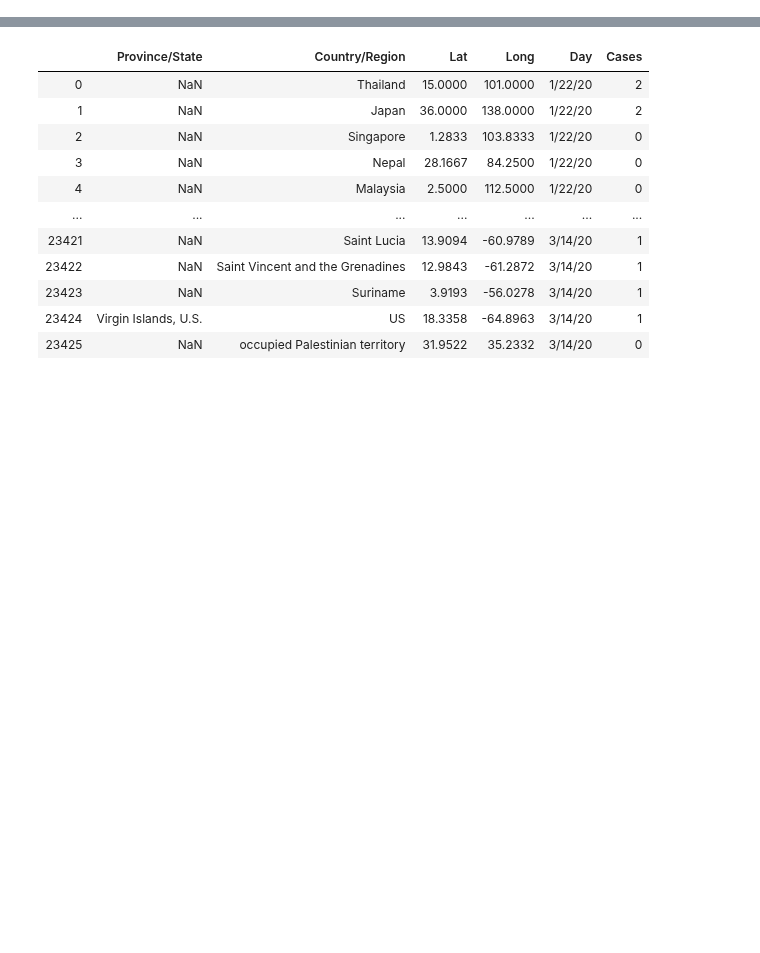
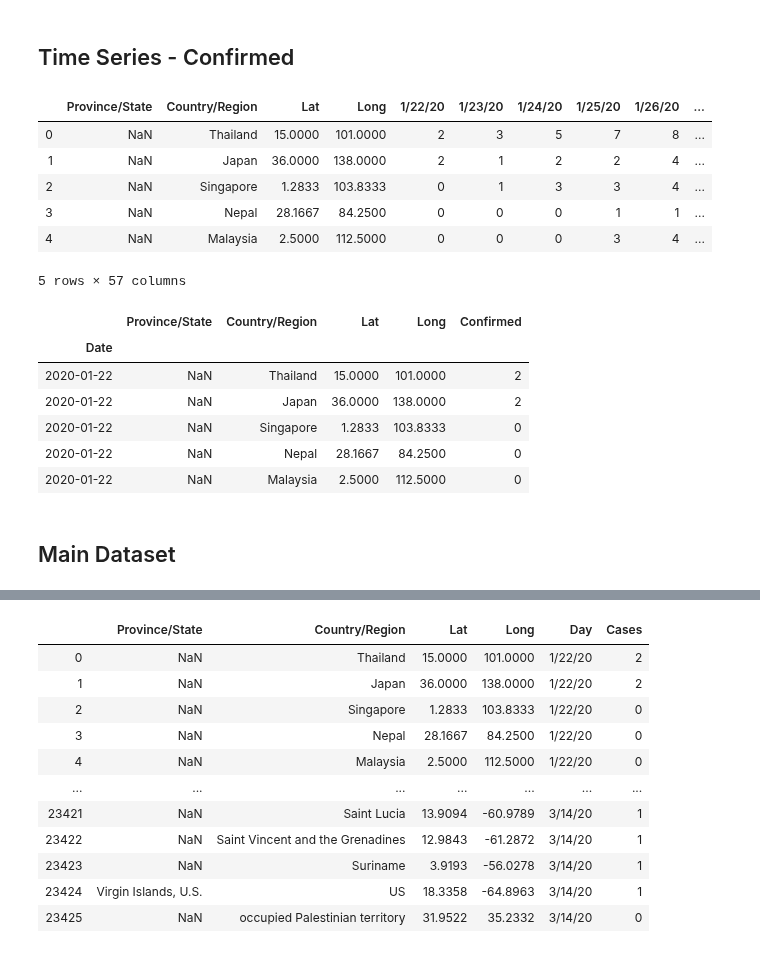
Before and after one commit to jirvingphd/playing-with-coronavirus-data, a Jupyter notebook: coronavirus.ipynb, the cells around one changed output, grey strips where cells are left out. Cells and saved outputs as stored; diff of their text form; code cells hidden in the pictures; blank space fills up the shorter version.

```diff
--- a/coronavirus.ipynb
+++ b/coronavirus.ipynb
@@ -48,3 +91,29 @@ os.system('kaggle datasets download -d sudalairajkumar/novel-corona-virus-2019-d
+# %% [markdown]
+## Time Series - Confirmed
+# %%
+df = pd.read_csv('novel-corona-virus-2019-dataset/time_series_covid_19_confirmed.csv')
+display(df.head())
+df =pd.melt(df,id_vars=df.columns[:4],var_name='Date',value_name='Confirmed')
+df['Date'] = pd.to_datetime(df['Date'])
+df.set_index('Date',inplace=True)
+df.head()
+# %% [output]
+|  | Province/State | Country/Region | Lat | Long | 1/22/20 | 1/23/20 | 1/24/20 | 1/25/20 | 1/26/20 | ... |
+| 0 | NaN | Thailand | 15.0000 | 101.0000 | 2 | 3 | 5 | 7 | 8 | ... |
+| 1 | NaN | Japan | 36.0000 | 138.0000 | 2 | 1 | 2 | 2 | 4 | ... |
+| 2 | NaN | Singapore | 1.2833 | 103.8333 | 0 | 1 | 3 | 3 | 4 | ... |
+| 3 | NaN | Nepal | 28.1667 | 84.2500 | 0 | 0 | 0 | 1 | 1 | ... |
+| 4 | NaN | Malaysia | 2.5000 | 112.5000 | 0 | 0 | 0 | 3 | 4 | ... |
+5 rows × 57 columns
+|  | Province/State | Country/Region | Lat | Long | Confirmed |
+| Date |  |  |  |  |  |
+| 2020-01-22 | NaN | Thailand | 15.0000 | 101.0000 | 2 |
+| 2020-01-22 | NaN | Japan | 36.0000 | 138.0000 | 2 |
+| 2020-01-22 | NaN | Singapore | 1.2833 | 103.8333 | 0 |
+| 2020-01-22 | NaN | Nepal | 28.1667 | 84.2500 | 0 |
+| 2020-01-22 | NaN | Malaysia | 2.5000 | 112.5000 | 0 |
+# %% [markdown]
+## Main Dataset
 # %%
 df_ = pd.read_csv('novel-corona-virus-2019-dataset/covid_19_data.csv',index_col=0)
 df_
```
Also changed, not shown: parts of 21 cells of this notebook, 11 other files.
